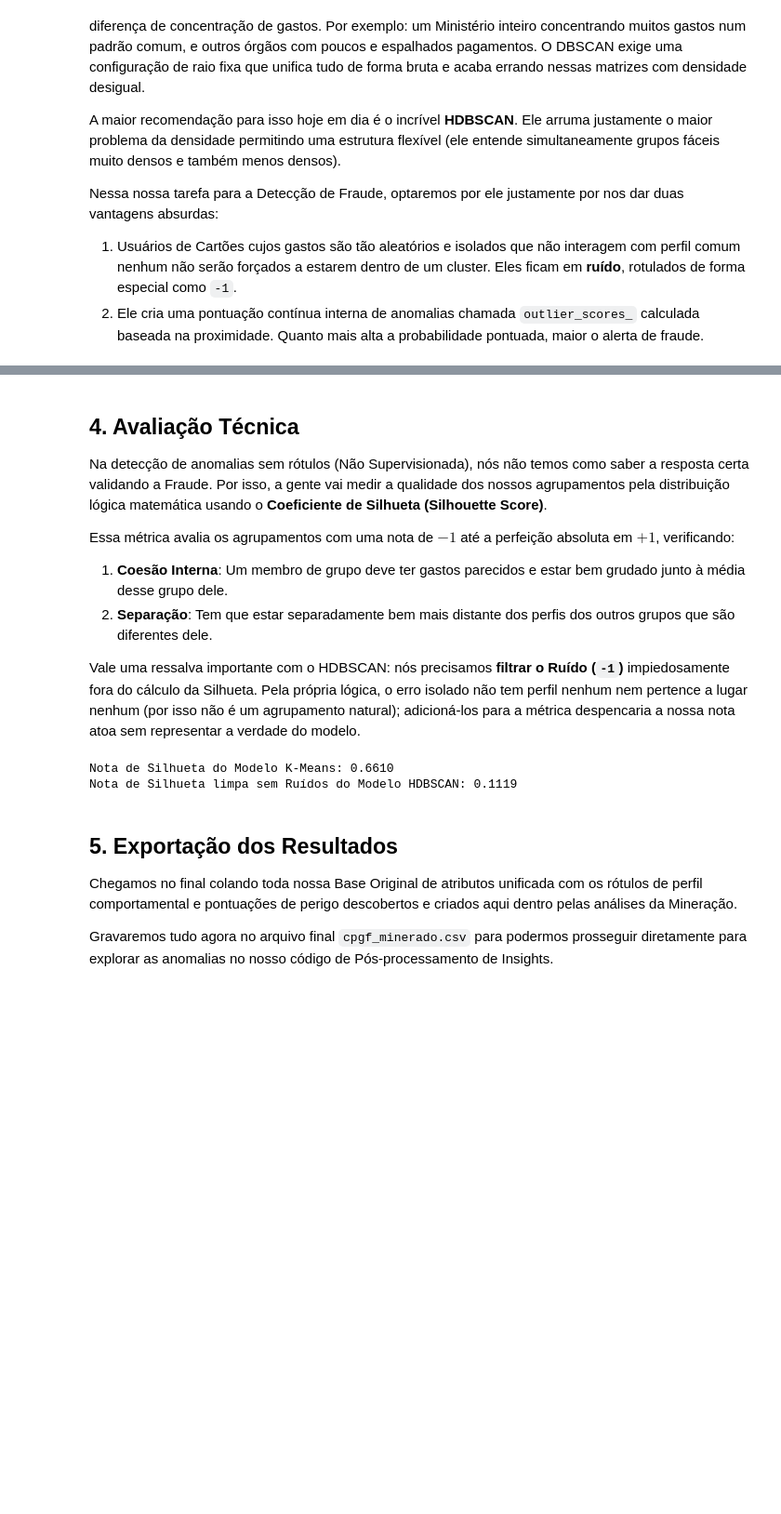
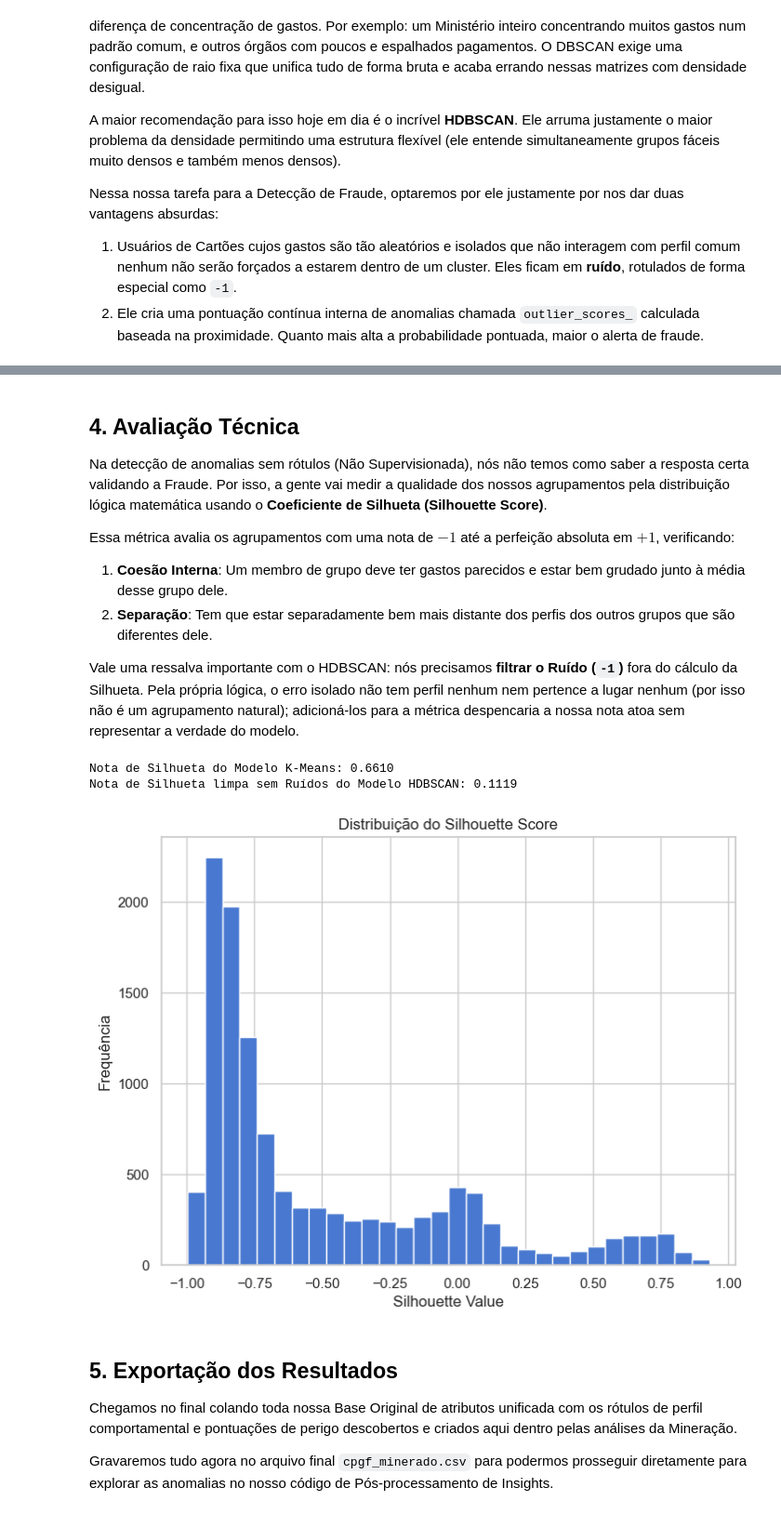
Before and after one commit to bituruna/cpgf-anomaly-detection-md, a Jupyter notebook: src/02_mineracao_e_avaliacao.ipynb, the cells around one changed output, grey strips where cells are left out. Shown at 93% size. Drawn from its saved outputs; the diff is of its cells as text; code cells hidden in the pictures; blank space fills up the shorter version.

```diff
--- a/src/02_mineracao_e_avaliacao.ipynb
+++ b/src/02_mineracao_e_avaliacao.ipynb
@@ -191,7 +235,7 @@ Essa métrica avalia os agrupamentos com uma nota de $-1$ até a perfeição abs
 1. **Coesão Interna**: Um membro de grupo deve ter gastos parecidos e estar bem grudado junto à média desse grupo dele.
 2. **Separação**: Tem que estar separadamente bem mais distante dos perfis dos outros grupos que são diferentes dele.
 
-Vale uma ressalva importante com o HDBSCAN: nós precisamos **filtrar o Ruído (`-1`)** impiedosamente fora do cálculo da Silhueta. Pela própria lógica, o erro isolado não tem perfil nenhum nem pertence a lugar nenhum (por isso não é um agrupamento natural); adicioná-los para a métrica despencaria a nossa nota atoa sem representar a verdade do modelo.
+Vale uma ressalva importante com o HDBSCAN: nós precisamos **filtrar o Ruído (`-1`)**  fora do cálculo da Silhueta. Pela própria lógica, o erro isolado não tem perfil nenhum nem pertence a lugar nenhum (por isso não é um agrupamento natural); adicioná-los para a métrica despencaria a nossa nota atoa sem representar a verdade do modelo.
 # %%
 # Pegamos só os dados originais
 X = df.drop(columns=['Cluster_KMeans', 'Distancia_Centroide_KMeans', 'Cluster_HDBSCAN', 'HDBSCAN_Outlier_Score']).values
@@ -214,6 +258,23 @@ else:
 # %% [output]
 Nota de Silhueta do Modelo K-Means: 0.6610
 Nota de Silhueta limpa sem Ruídos do Modelo HDBSCAN: 0.1119
+# %%
+from sklearn.metrics import silhouette_samples
+import matplotlib.pyplot as plt
+import numpy as np
+
+silhouette_vals = silhouette_samples(features_X, df['Cluster_HDBSCAN'])
+
+plt.figure(figsize=(8,6))
+plt.hist(silhouette_vals, bins=30)
+
+plt.title("Distribuição do Silhouette Score")
+plt.xlabel("Silhouette Value")
+plt.ylabel("Frequência")
+
+plt.show()
+# %% [output]
+[figure, added]
 # %% [markdown]
 ## 5. Exportação dos Resultados
 
```
Also changed, not shown: parts of 1 cell of this notebook.
